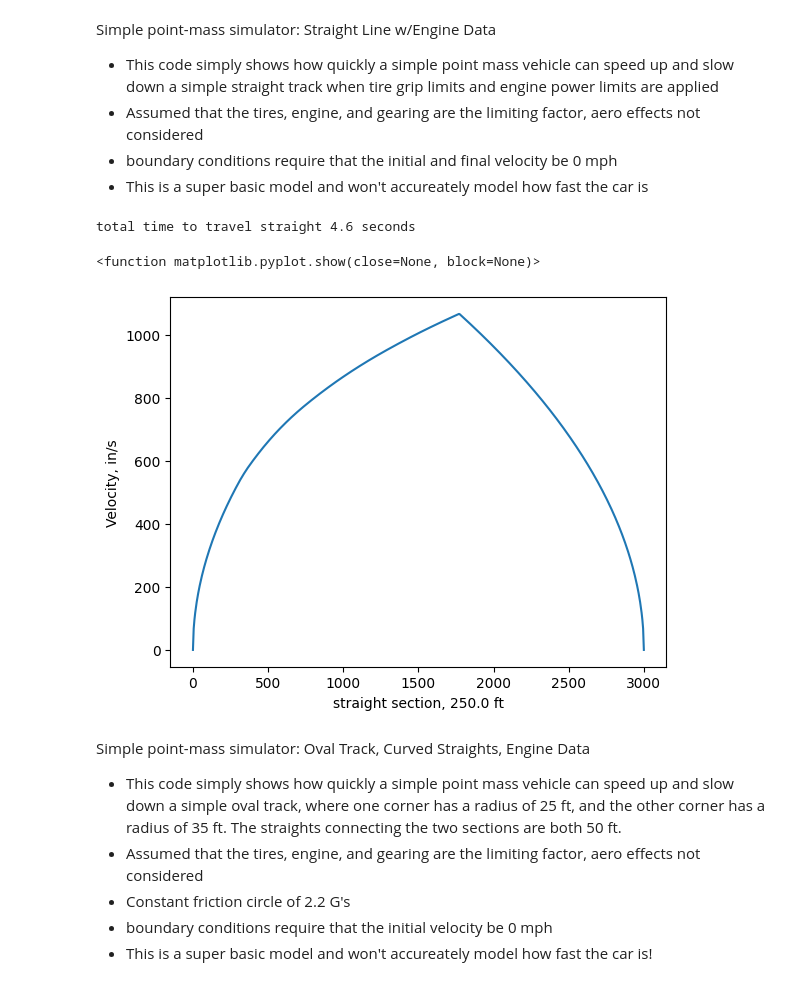
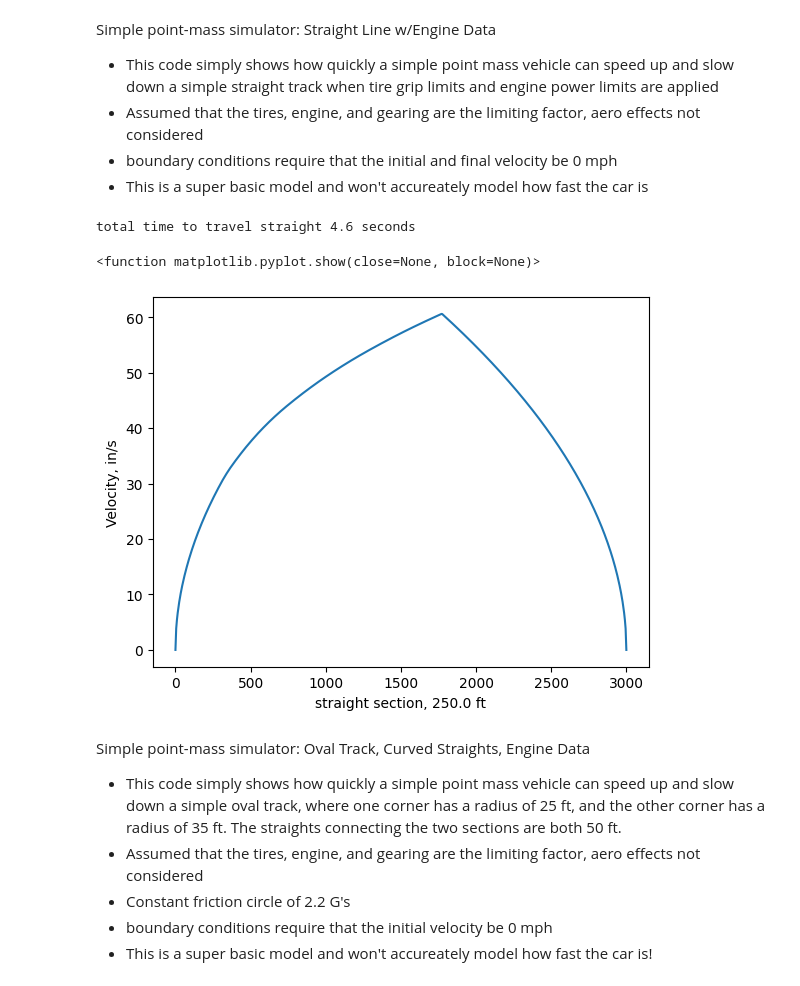
Before and after one commit to Washington-State-University-Formula-SAE/ttc-data, a Jupyter notebook: lapsim.ipynb, the cells around one changed output. Drawn from its saved outputs; the diff is of its cells as text; code cells hidden in the pictures.

```diff
--- a/lapsim.ipynb
+++ b/lapsim.ipynb
@@ -338,19 +338,24 @@ t_vel = np.sqrt(a*t_rad)
 nd_rad = np.zeros(int(n+1))
 
 # Each line sets the maximum velocity for each
-nd_rad[0:int(np.ceil(t_len_tot[0]/dx))] = t_rad[0]
-nd_rad[int(np.ceil(t_len_tot[0]/dx)):int(np.ceil(np.sum(t_len_tot[0:2])/dx))] = t_rad[1]
-nd_rad[int(np.ceil(np.sum(t_len_tot[0:2])/dx)):int(np.ceil(np.sum(t_len_tot[0:3])/dx))] = t_rad[2]
-nd_rad[int(np.ceil((np.sum(t_len_tot[0:3]))/dx)):] = t_rad[3]
+for i in np.arange(len(t_len_tot)):
+    nd_rad[int(np.ceil(np.sum(t_len_tot[0:i])/dx)):int(np.ceil(np.sum(t_len_tot[0:i+1])/dx))] = t_rad[i]
+t_rad[-1] = t_rad[-2]
 
 # Determine the speed if the car accelerated for the entire length of the traffic, starting from 0 mph at node 0
 v1 = np.zeros(int(n+1))
 
-v1[0:int(np.ceil(t_len_tot[0]/dx))] = t_vel[0]
-v1[int(np.ceil(t_len_tot[0]/dx)):int(np.ceil(np.sum(t_len_tot[0:2])/dx))] = t_vel[1]
-v1[int(np.ceil(np.sum(t_len_tot[0:2])/dx)):int(np.ceil(np.sum(t_len_tot[0:3])/dx))] = t_vel[2]
-v1[int(np.ceil((np.sum(t_len_tot[0:3]))/dx)):] = t_vel[3]
+for i in np.arange(len(t_len_tot)):
+    v1[int(np.ceil(np.sum(t_len_tot[0:i])/dx)):int(np.ceil(np.sum(t_len_tot[0:i+1])/dx))] = t_vel[i]
 v1[0] = 0
+v1[-1] = v1[-2]
+
+
+# v1[0:int(np.ceil(t_len_tot[0]/dx))] = t_vel[0]
+# v1[int(np.ceil(t_len_tot[0]/dx)):int(np.ceil(np.sum(t_len_tot[0:2])/dx))] = t_vel[1]
+# v1[int(np.ceil(np.sum(t_len_tot[0:2])/dx)):int(np.ceil(np.sum(t_len_tot[0:3])/dx))] = t_vel[2]
+# v1[int(np.ceil((np.sum(t_len_tot[0:3]))/dx)):] = t_vel[3]
+# v1[0] = 0
 
 for i in np.arange(n):
     a_tan = np.sqrt(abs(a**2 - ((v1[i]**4)/(nd_rad[i]**2))))
@@ -359,10 +364,10 @@ for i in np.arange(n):
 
 # Determine the speed if the car deaccelerated for the entire length of the traffic, ending at 0 mph at node n
 v2 = np.zeros(int(n+1))
-v2[0:int(np.ceil(t_len_tot[0]/dx))] = t_vel[0]
-v2[int(np.ceil(t_len_tot[0]/dx)):int(np.ceil(np.sum(t_len_tot[0:2])/dx))] = t_vel[1]
-v2[int(np.ceil(np.sum(t_len_tot[0:2])/dx)):int(np.ceil(np.sum(t_len_tot[0:3])/dx))] = t_vel[2]
-v2[int(np.ceil((np.sum(t_len_tot[0:3]))/dx)):] = t_vel[3]
+
+for i in np.arange(len(t_len_tot)):
+    v2[int(np.ceil(np.sum(t_len_tot[0:i])/dx)):int(np.ceil(np.sum(t_len_tot[0:i+1])/dx))] = t_vel[i]
+v2[-1] = v2[-2]
 
 for i in np.arange(1,n+1):
     a_tan = np.sqrt(abs(a**2 - ((v2[-i]**4)/(nd_rad[-i]**2))))
@@ -371,21 +376,23 @@ for i in np.arange(1,n+1):
 
 
 # Determine which value of the two above lists is lowest. This list is the theoretical velocity at each node to satisfy the stated assumptions
-v3 = np.zeros(int(n+1))
+v4 = np.zeros(int(n+1))
 for i in np.arange(int(n+1)):
     if v1[i] < v2 [i]:
-        v3[i] = (v1[int(i)])
+        v4[i] = (v1[int(i)])
     else:
-        v3[i] = (v2[int(i)])
+        v4[i] = (v2[int(i)])
 
 # Determining the total time it takes to travel the track by rewriting the equation v1 = v0 + a*t
 t = 0
 for i in np.arange(len(v2)-1):
-    t += np.abs(v3[i+1]-v3[i])/a
+    t += np.abs(v4[i+1]-v4[i])/a
 print(f"total time to travel straight {round(t,2)} seconds")
 
+print(len(nds))
+
 # Plotting result
-plt.plot(nds,v3)
+plt.plot(nds,v4)
 plt.xlabel('straight section, 50 ft')
 plt.ylabel('Velocity, in/s')
 plt.show
@@ -420,35 +428,35 @@ nodes = np.linspace(0,track,int(n+1))
 v1 = np.zeros(int(n+1))
 for i in np.arange(n):
     v1[int(i+1)] = np.sqrt(v1[int(i)]**2 + 2*a_array[int(round(v1[int(i)]/17.6))]*dx)
 
 # Determine the speed if the car deaccelerated for the entire length of the track, ending at 0 mph at node n
 v2 = np.zeros(int(n+1))
 for i in np.arange(1,n+1):
     v2[int(-i-1)] = np.sqrt(v2[int(-i)]**2 + 2*a_ins*dx)
 
 # Determine which value of the two above lists is lowest. This list is the theoretical velocity at each node to satisfy the stated assumptions
 v4 = np.zeros(int(n+1))
 for i in np.arange(int(n)):
     if v1[i] < v2 [i]:
         v4[i] = (v1[int(i)])
     else:
         v4[i] = (v2[int(i)])
 
 # Determining the total time it takes to travel the track by rewriting the equation v1 = v0 + a*t
 t = 0
 for i in np.arange(len(v4)-1):
     t += np.abs(v4[i+1]-v4[i])/a
 
 print(f"total time to travel straight {round(t,2)} seconds")
 
-plt.plot(nodes,v4)
+plt.plot(nodes,v4/17.6)
 plt.xlabel(f'straight section, {track/12} ft')
 plt.ylabel('Velocity, in/s')
 plt.show
 # %% [output]
 total time to travel straight 4.6 seconds
 <function matplotlib.pyplot.show(close=None, block=None)>
-[figure, old version]
+[figure, new version]
 # %% [markdown]
 Simple point-mass simulator: Oval Track, Curved Straights, Engine Data
 
```
Also changed, not shown: parts of 3 cells of this notebook, 2 other files.
